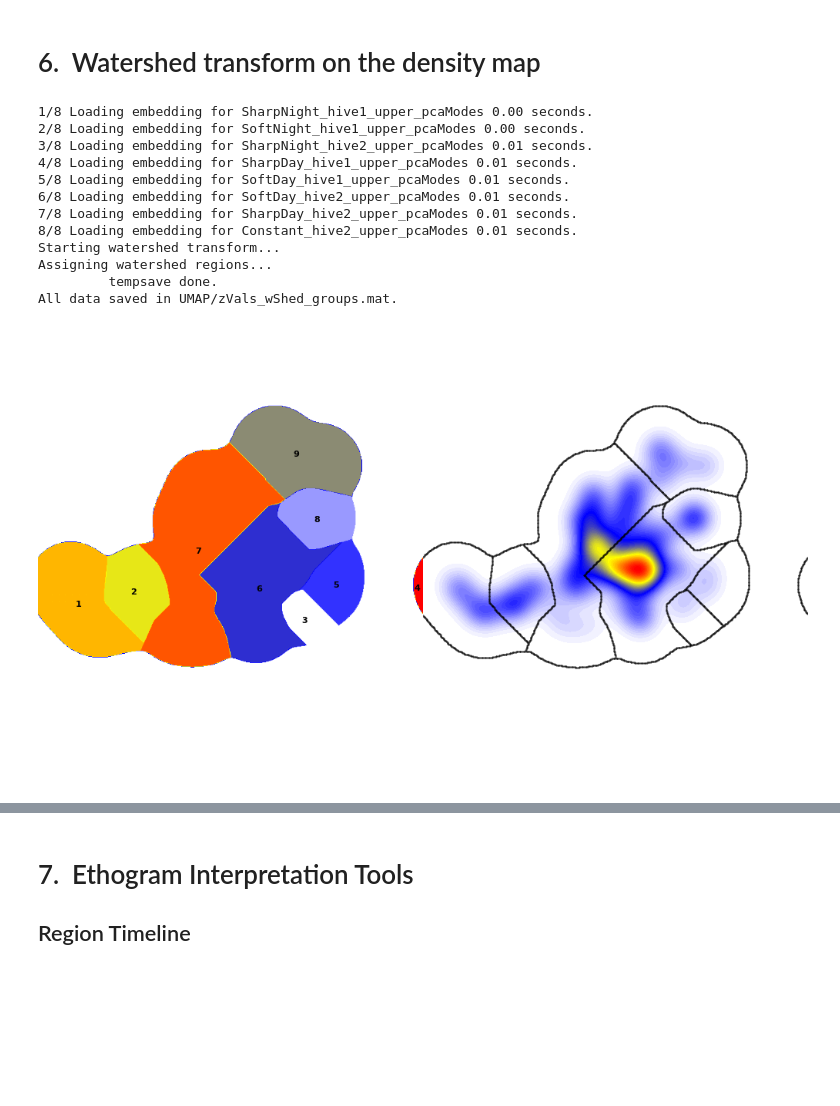
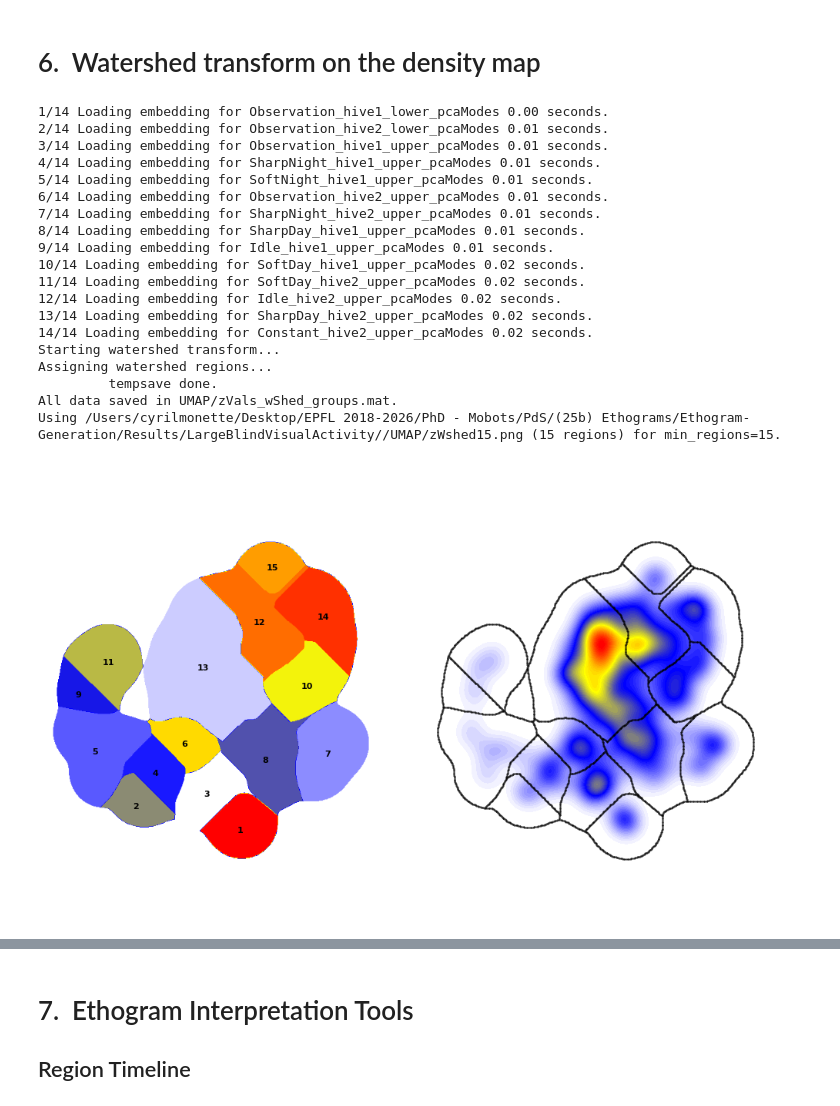
Before and after one commit to epfl-mobots/Ethogram-Generation, a Jupyter notebook: Ethogram_Generation_Metabolism.ipynb, the cells around one changed output, grey strips where cells are left out. Drawn from its saved outputs; the diff is of its cells as text; code cells hidden in the pictures; blank space fills up the shorter version.

```diff
--- a/Ethogram_Generation_Metabolism.ipynb
+++ b/Ethogram_Generation_Metabolism.ipynb
@@ -242,10 +266,10 @@ plt.show()
 # %% [markdown]
 ## Data availability checking
 # %%
-# Use full_dts as x-axis; color contiguous data chunks blue if >=48h, else red.
+# Use full_dts as x-axis; color contiguous data chunks blue if >=30h, else red.
 
 step = pd.Timedelta(seconds=resolution)
-threshold = pd.Timedelta(hours=48)
+threshold = pd.Timedelta(hours=30)
 
 n_rows = len(exps_dfs_dropna)
 fig_height = 4 * n_rows  # Adjust height based on number of datasets
@@ -289,7 +313,7 @@ plt.tight_layout()
 
 # Print how much datapoints exist in total over all 3 datasets (blue + red) and what percentage are taken into account (blue/(blue + red))
 total_points = sum(len(df) for df in exps_dfs_dropna.values())
-# Count blue points (>=48h) and red points (<48h)
+# Count blue points (>=30h) and red points (<30h)
 blue_points = 0
 for key, df in exps_dfs_dropna.items():
     full_dt = pd.DatetimeIndex(full_dts[key])
@@ -309,14 +333,14 @@ for key, df in exps_dfs_dropna.items():
     if in_run:
         runs.append((run_start, len(mask) - 1))
 
-    # count blue points (>=48h)
+    # count blue points (>=30h)
     for start, end in runs:
         duration = (end - start + 1) * step
         if duration >= threshold:
             blue_points += (end - start + 1)
 
 print(f"Total datapoints across all datasets: {total_points}")
-print(f"Datapoints taken into account (>=48h): {blue_points}")
+print(f"Datapoints taken into account (>=30h): {blue_points}")
 print(f"Percentage of datapoints taken into account: {blue_points / total_points * 100:.2f}%\n")
 
 # Same as above but per dataset
@@ -338,7 +362,7 @@ for key, df in exps_dfs_dropna.items():
     if in_run:
         runs.append((run_start, len(mask) - 1))
 
-    # count blue points (>=48h)
+    # count blue points (>=30h)
     blue_points_dataset = 0
     for start, end in runs:
         duration = (end - start + 1) * step
@@ -347,7 +371,7 @@ for key, df in exps_dfs_dropna.items():
 
     print(f"Dataset {key}:")
     print(f"Total datapoints: {len(df)}")
-    print(f"Datapoints taken into account (>=48h): {blue_points_dataset}")
+    print(f"Datapoints taken into account (>=30h): {blue_points_dataset}")
     print(f"Percentage of datapoints taken into account: {blue_points_dataset / len(df) * 100:.2f}%\n")
     # Print first and last dt of the dataset
     print(f"First timestamp: {df.index.min()}")
@@ -879,27 +891,54 @@ fig.show()
 # 6.&nbsp; Watershed transform on the density map
 # %%
 # Parameter for Watershed
-min_regions = 10
+min_regions = 15
 # %%
 startsigma = 1.0 if parameters.method == 'TSNE' else 1.0
 mmpy.findWatershedRegions(parameters, minimum_regions=min_regions, startsigma=startsigma, pThreshold=[0.33, 0.67], saveplot=True, endident = '*_pcaModes.mat')
 
-from IPython.display import Image
-Image(glob.glob(f'{parameters.projectPath}/{parameters.method}/zWshed*.png')[0])
+# wshedTransform() names the file zWshed{numRegs}.png, where numRegs is the actual region
+# count it converged to (<= min_regions, since it keeps raising sigma until the count drops
+# to or below the target) -- not min_regions itself. Runs with different min_regions values
+# leave multiple zWshed*.png files behind, and glob(...)[0] just grabs whichever one glob
+# happens to list first, not necessarily the one from this run. Pick the file whose region
+# count is the closest match at or below the current min_regions instead.
+wshed_pngs = glob.glob(f'{parameters.projectPath}/{parameters.method}/zWshed*.png')
+region_counts = {}
+for p in wshed_pngs:
+    m = re.search(r'zWshed(\d+)\.png$', os.path.basename(p))
+    if m:
+        region_counts[p] = int(m.group(1))
+
+candidates = {p: n for p, n in region_counts.items() if n <= min_regions}
+if not candidates:
+    raise FileNotFoundError(
+        f"No zWshed*.png found with region count <= min_regions ({min_regions}) in "
+        f"{parameters.projectPath}/{parameters.method}/"
+    )
+wshed_png = max(candidates, key=candidates.get)
+print(f"Using {wshed_png} ({candidates[wshed_png]} regions) for min_regions={min_regions}.")
+Image(wshed_png)
 # %% [output]
-1/8 Loading embedding for SharpNight_hive1_upper_pcaModes 0.00 seconds.
-2/8 Loading embedding for SoftNight_hive1_upper_pcaModes 0.00 seconds.
-3/8 Loading embedding for SharpNight_hive2_upper_pcaModes 0.01 seconds.
-4/8 Loading embedding for SharpDay_hive1_upper_pcaModes 0.01 seconds.
-5/8 Loading embedding for SoftDay_hive1_upper_pcaModes 0.01 seconds.
-6/8 Loading embedding for SoftDay_hive2_upper_pcaModes 0.01 seconds.
-7/8 Loading embedding for SharpDay_hive2_upper_pcaModes 0.01 seconds.
-8/8 Loading embedding for Constant_hive2_upper_pcaModes 0.01 seconds.
+1/14 Loading embedding for Observation_hive1_lower_pcaModes 0.00 seconds.
+2/14 Loading embedding for Observation_hive2_lower_pcaModes 0.01 seconds.
+3/14 Loading embedding for Observation_hive1_upper_pcaModes 0.01 seconds.
+4/14 Loading embedding for SharpNight_hive1_upper_pcaModes 0.01 seconds.
+5/14 Loading embedding for SoftNight_hive1_upper_pcaModes 0.01 seconds.
+6/14 Loading embedding for Observation_hive2_upper_pcaModes 0.01 seconds.
+7/14 Loading embedding for SharpNight_hive2_upper_pcaModes 0.01 seconds.
+8/14 Loading embedding for SharpDay_hive1_upper_pcaModes 0.01 seconds.
+9/14 Loading embedding for Idle_hive1_upper_pcaModes 0.01 seconds.
+10/14 Loading embedding for SoftDay_hive1_upper_pcaModes 0.02 seconds.
+11/14 Loading embedding for SoftDay_hive2_upper_pcaModes 0.02 seconds.
+12/14 Loading embedding for Idle_hive2_upper_pcaModes 0.02 seconds.
+13/14 Loading embedding for SharpDay_hive2_upper_pcaModes 0.02 seconds.
+14/14 Loading embedding for Constant_hive2_upper_pcaModes 0.02 seconds.
 Starting watershed transform...
 Assigning watershed regions...
          tempsave done.
 All data saved in UMAP/zVals_wShed_groups.mat.
+Using /Users/cyrilmonette/Desktop/EPFL 2018-2026/PhD - Mobots/PdS/(25b) Ethograms/Ethogram-Generation/Results/LargeBlindVisualActivity//UMAP/zWshed15.png (15 regions) for min_regions=15.
-[figure, old version]
+[figure, new version]
 # %%
 # wregs : 1D array containing the region label for each point (0 = background, 1..K = regions)
 wshedfile = hdf5storage.loadmat(f'{parameters.projectPath}/{parameters.method}/zVals_wShed_groups.mat')
```
Also changed, not shown: parts of 28 cells of this notebook, 2 other files.
